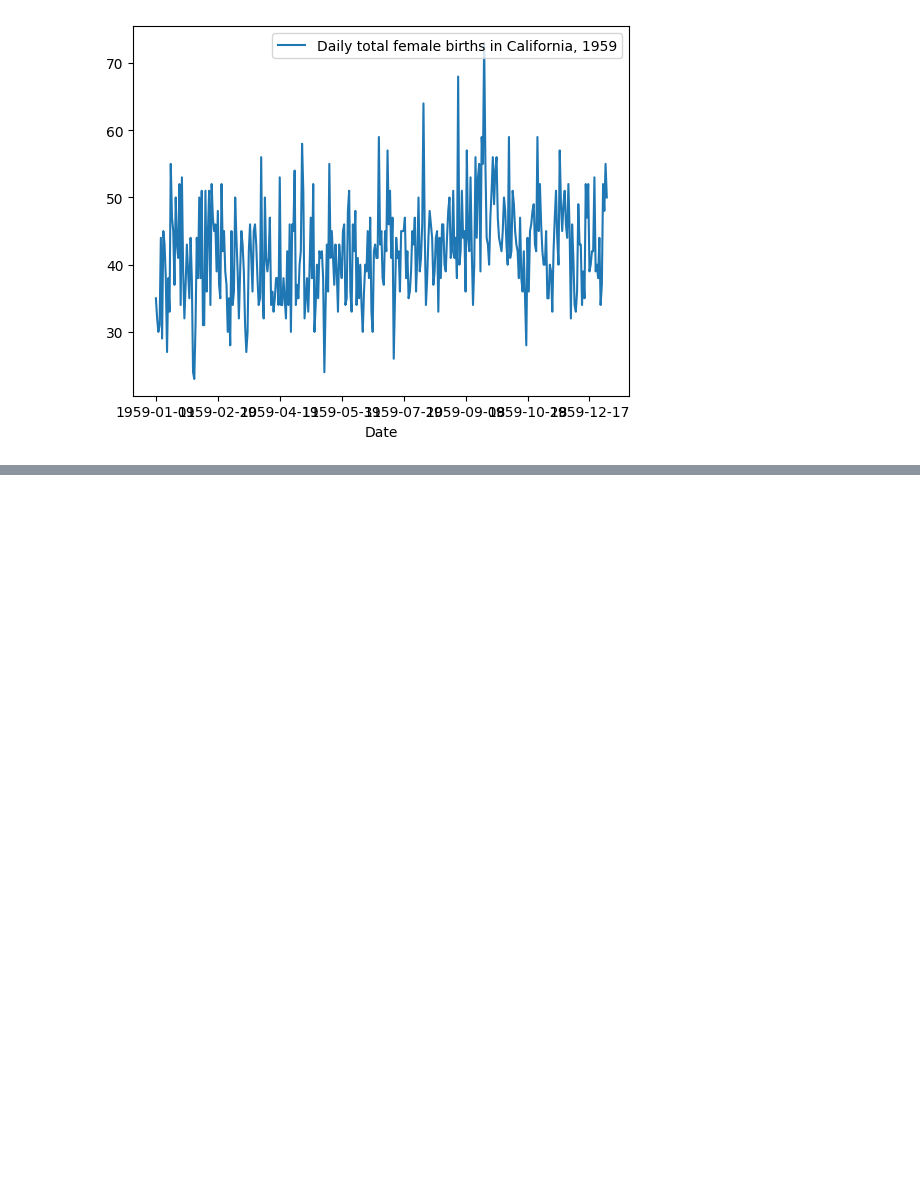
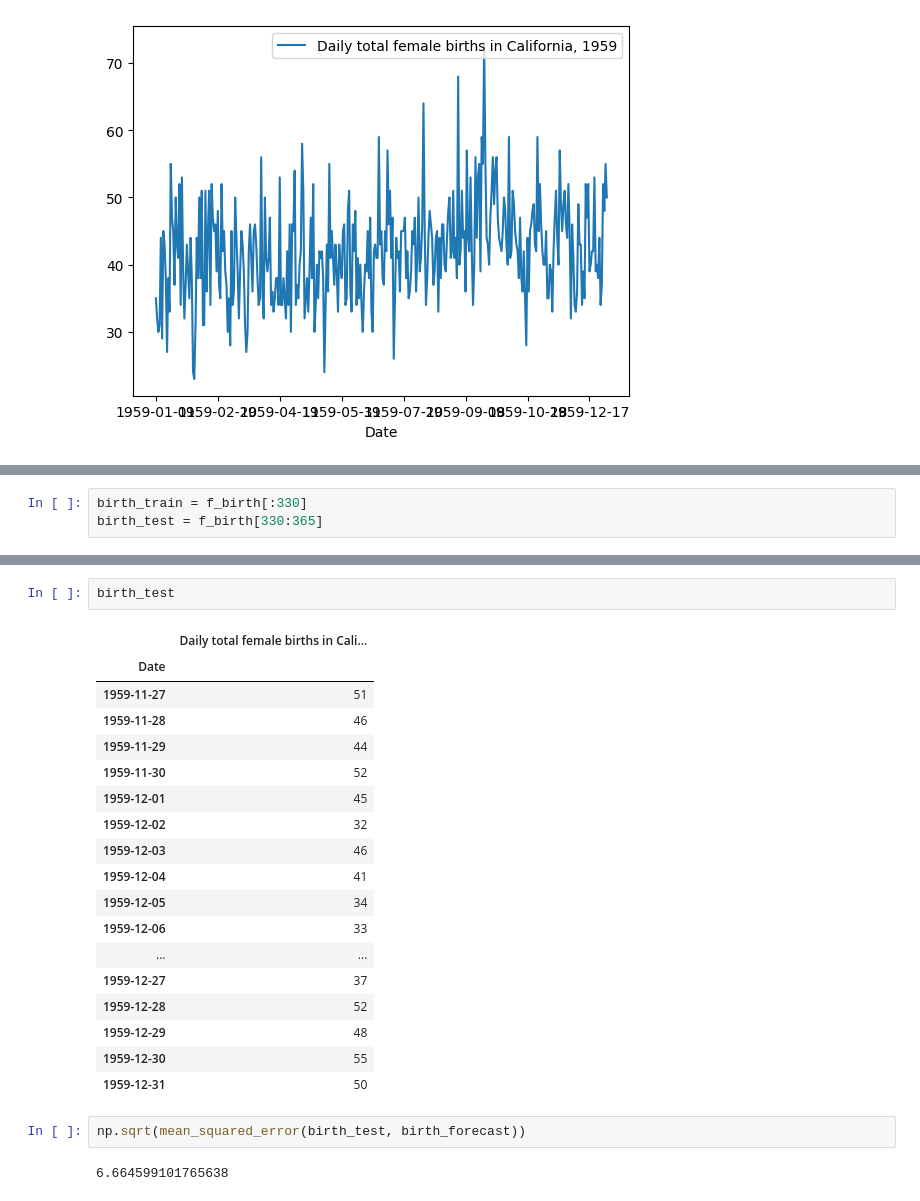
Before and after one commit to pk-2805/Time_Series_Forecasting, a Jupyter notebook: time_series_forecasting.ipynb, the cells around one changed output, grey strips where cells are left out. Saved outputs shown, nothing was run; the diff lists cells and outputs as text; blank space fills up the shorter version.

Commit message:
Creating training and test datasets and forecast the results

```diff
--- a/time_series_forecasting.ipynb
+++ b/time_series_forecasting.ipynb
@@ -72,0 +166,3 @@ f_birth.plot()
+# %%
+birth_train = f_birth[:330]
+birth_test = f_birth[330:365]
@@ -72,0 +208,25 @@ f_birth.plot()
+# %%
+birth_test
+# %% [output]
+|  | Daily total female births in Cali... |
+| Date |  |
+| 1959-11-27 | 51 |
+| 1959-11-28 | 46 |
+| 1959-11-29 | 44 |
+| 1959-11-30 | 52 |
+| 1959-12-01 | 45 |
+| 1959-12-02 | 32 |
+| 1959-12-03 | 46 |
+| 1959-12-04 | 41 |
+| 1959-12-05 | 34 |
+| 1959-12-06 | 33 |
+| ... | ... |
+| 1959-12-27 | 37 |
+| 1959-12-28 | 52 |
+| 1959-12-29 | 48 |
+| 1959-12-30 | 55 |
+| 1959-12-31 | 50 |
+# %%
+np.sqrt(mean_squared_error(birth_test, birth_forecast))
+# %% [output]
+6.664599101765638
```
Also changed, not shown: parts of 23 cells of this notebook.
